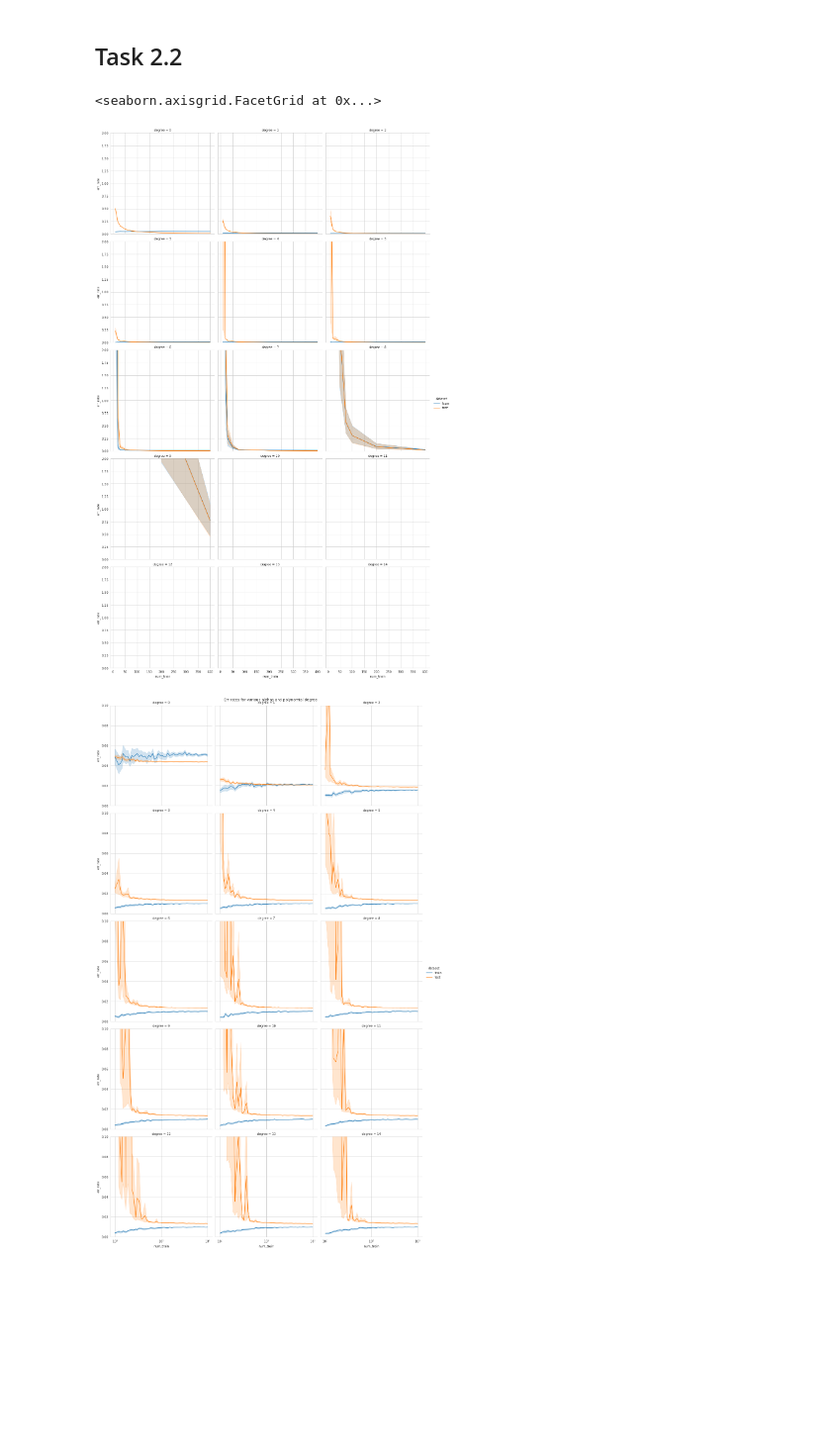
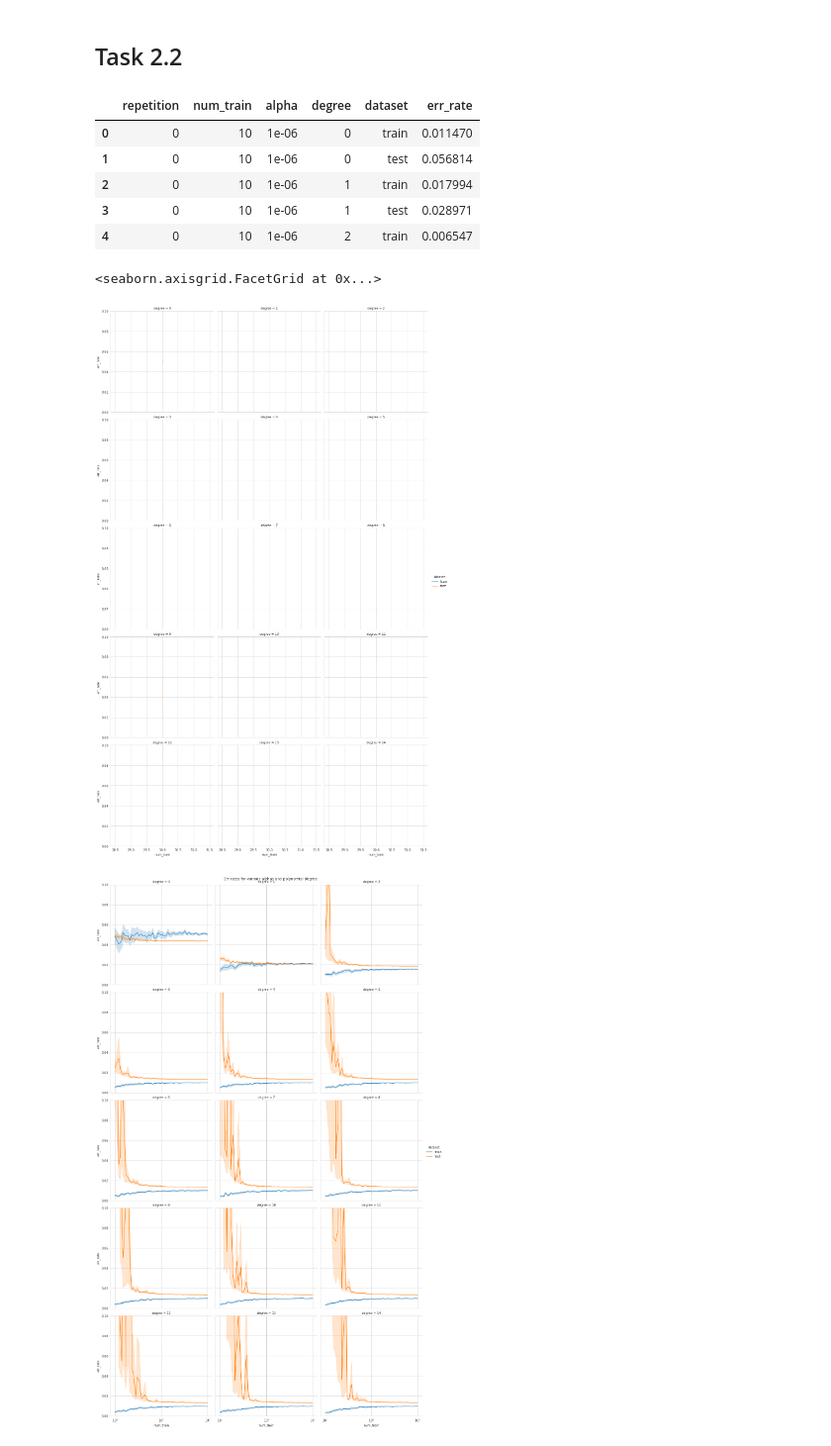
Before and after one commit to lekcyjna123/ml_uwr, a Jupyter notebook: assignment2/Assignment2.ipynb, the cells around one changed output. Shown at 99% size. Saved outputs shown, nothing was run; the diff lists cells and outputs as text; code cells hidden in the pictures; blank space fills up the shorter version.

```diff
--- a/assignment2/Assignment2.ipynb
+++ b/assignment2/Assignment2.ipynb
@@ -498,43 +499,50 @@ for (repetition, num_train, alpha, degree,) in itertools.product(
 ):
     train_data = make_dataset(num_train)
     Theta = poly_fit(train_data, degree, alpha)
 
     #YY = compute_polynomial(train_data[0],true_poly_theta)
     YY=train_data[1]
     Y=compute_polynomial(train_data[0],Theta)
-    train_err = ((Y-YY).T@(Y-YY)+alpha*(Theta.T@Theta))[0,0]
+    train_err = np.mean((Y-YY)**2)
     #YY = compute_polynomial(test_data[0],true_poly_theta)
     YY=test_data[1]
     Y=compute_polynomial(test_data[0],Theta)
-    test_err = ((Y-YY).T@(Y-YY)+alpha*(Theta.T@Theta))[0,0]
+    test_err = np.mean((Y-YY)**2)
     results.append(
         {
             "repetition": repetition,
             "num_train": num_train,
             "alpha": str(alpha),
             "degree": degree,
             "dataset": "train",
-            "err_rate": train_err/num_train,
+            "err_rate": train_err,
         }
     )
     results.append(
         {
             "repetition": repetition,
             "num_train": num_train,
             "alpha": str(alpha),
             "degree": degree,
             "dataset": "test",
-            "err_rate": test_err/num_train,
+            "err_rate": test_err,
         }
     )
 results_df = pd.DataFrame(results)
 results_df.head()
+# %% [output]
+|  | repetition | num_train | alpha | degree | dataset | err_rate |
+| 0 | 0 | 10 | 1e-06 | 0 | train | 0.011470 |
+| 1 | 0 | 10 | 1e-06 | 0 | test | 0.056814 |
+| 2 | 0 | 10 | 1e-06 | 1 | train | 0.017994 |
+| 3 | 0 | 10 | 1e-06 | 1 | test | 0.028971 |
+| 4 | 0 | 10 | 1e-06 | 2 | train | 0.006547 |
 # %%
 ax=sns.relplot(data=results_df, x='num_train',y='err_rate',col='degree', hue='dataset', kind='line', col_wrap=3)
-ax.set(ylim=(0,2))
+ax.set(ylim=(0,0.1))
 # %% [output]
 <seaborn.axisgrid.FacetGrid at 0x...>
-[figure, old version]
+[figure, new version]
 # %%
 # TODO
 # Now set a small regularizatoin for numerical stability  (e.g. alpha=1e-6)
```
Also changed, not shown: parts of 7 cells of this notebook.
